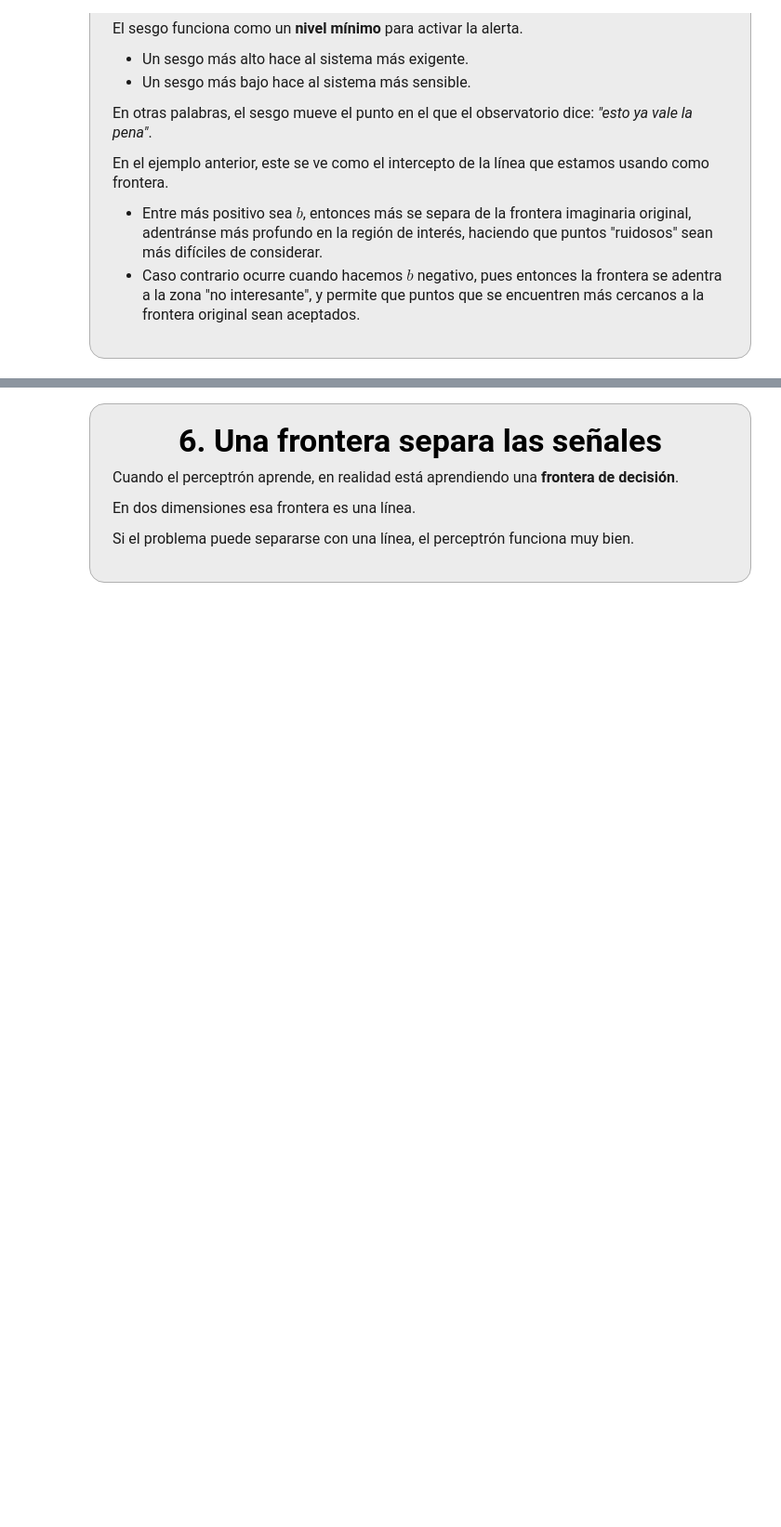
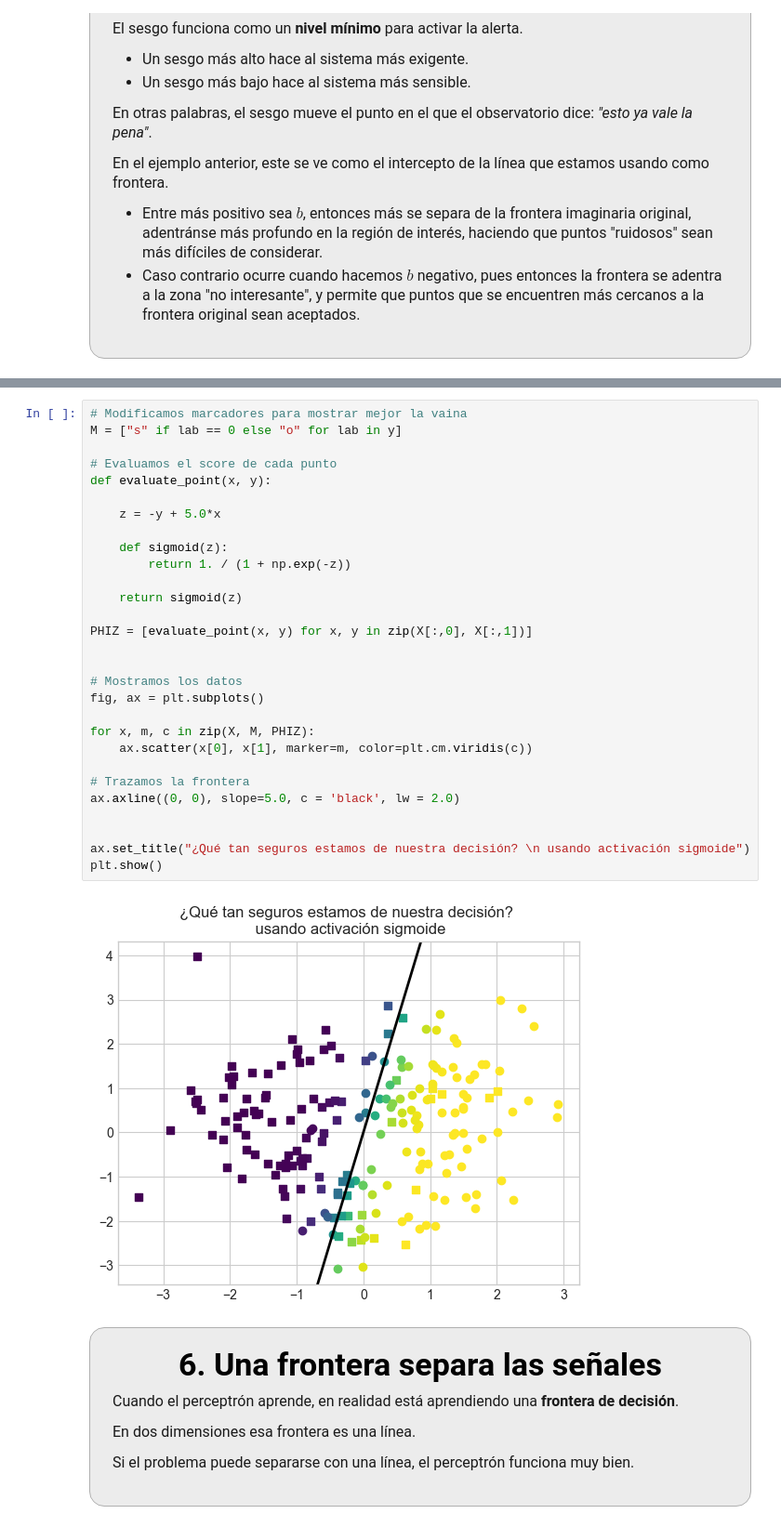
Before and after one commit to saacostad/ComputationalAstroPhysics, a Jupyter notebook: Final Project/Notebook_Observatorio_Aprende_a_Mirar.ipynb, the cells around one changed output, grey strips where cells are left out. Shown at 93% size. Saved outputs shown, nothing was run; the diff lists cells and outputs as text; blank space fills up the shorter version.

```diff
--- a/Final Project/Notebook_Observatorio_Aprende_a_Mirar.ipynb
+++ b/Final Project/Notebook_Observatorio_Aprende_a_Mirar.ipynb
@@ -557,3 +608,34 @@ La etiqueta será:
+# %%
+# Modificamos marcadores para mostrar mejor la vaina
+M = ["s" if lab == 0 else "o" for lab in y]
+
+# Evaluamos el score de cada punto
+def evaluate_point(x, y):
+
+    z = -y + 5.0*x
+
+    def sigmoid(z):
+        return 1. / (1 + np.exp(-z))
+
+    return sigmoid(z)
+
+PHIZ = [evaluate_point(x, y) for x, y in zip(X[:,0], X[:,1])]
+
+
+# Mostramos los datos
+fig, ax = plt.subplots()
+
+for x, m, c in zip(X, M, PHIZ):
+    ax.scatter(x[0], x[1], marker=m, color=plt.cm.viridis(c))
+
+# Trazamos la frontera
+ax.axline((0, 0), slope=5.0, c = 'black', lw = 2.0)
+
+
+ax.set_title("¿Qué tan seguros estamos de nuestra decisión? \n usando activación sigmoide")
+plt.show()
+# %% [output]
+[figure, added]
 # %% [markdown]
 <div style="
 background-color:#ececec;
```
Also changed, not shown: parts of 3 cells of this notebook.
